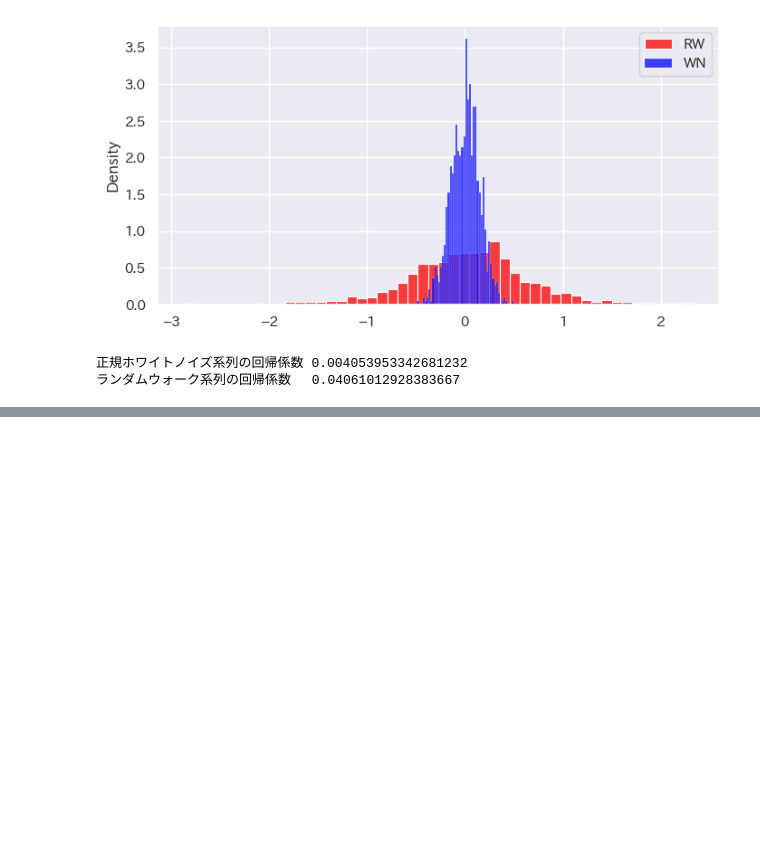
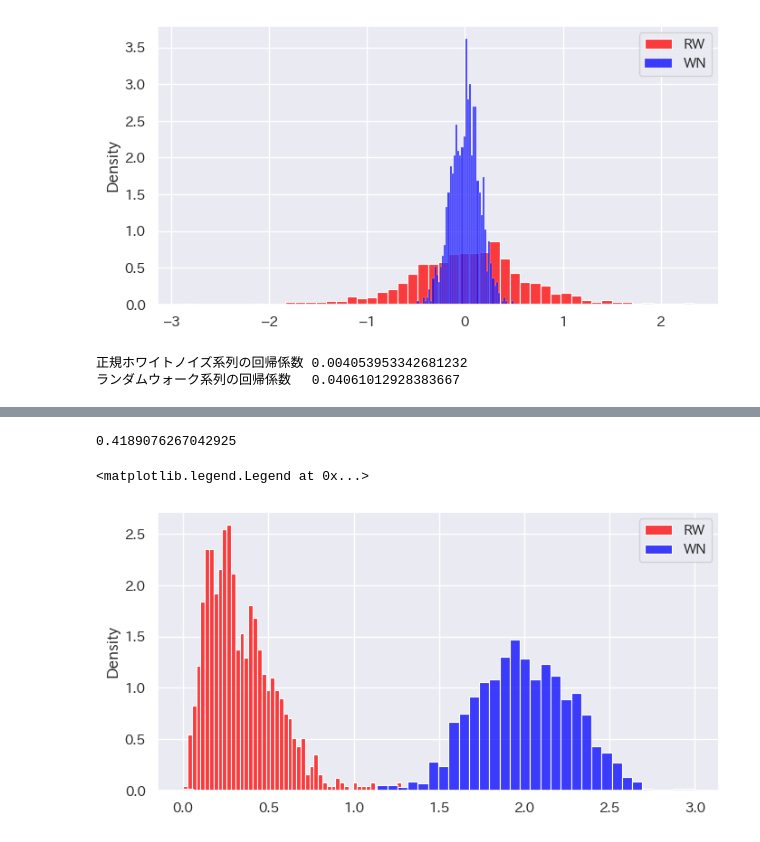
Before and after one commit to maton369/Python_Time_Series_Intro, a Jupyter notebook: 2-6-時系列データのシミュレーションと見せかけの回帰.ipynb, the cells around one changed output, grey strips where cells are left out. Saved outputs shown, nothing was run; the diff lists cells and outputs as text; code cells hidden in the pictures; blank space fills up the shorter version.

Commit message:
feat: Durbin-Watson統計量

```diff
--- a/2-6-時系列データのシミュレーションと見せかけの回帰.ipynb
+++ b/2-6-時系列データのシミュレーションと見せかけの回帰.ipynb
@@ -498,0 +548,15 @@ print("ランダムウォーク系列の回帰係数　", np.mean(coef_array_rw)
+# %%
+# Durbin-Watson統計量の取得
+sm.stats.stattools.durbin_watson(lm_model.resid)
+# %% [output]
+0.4189076267042925
+# %%
+# Durbin-Watson統計量のヒストグラム
+sns.histplot(dw_array_rw, stat="density", label="RW", bins=50, color="red")
+sns.histplot(dw_array, stat="density", label="WN", bins=50, color="blue")
+
+# 凡例
+plt.legend()
+# %% [output]
+<matplotlib.legend.Legend at 0x...>
+[figure, added]
```
Also changed, not shown: parts of 1 cell of this notebook.
